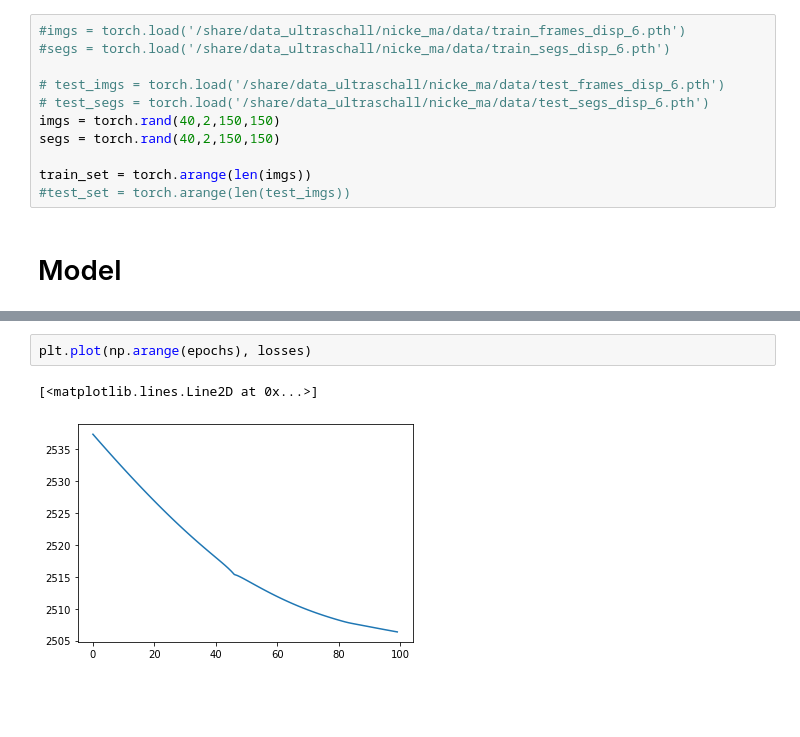
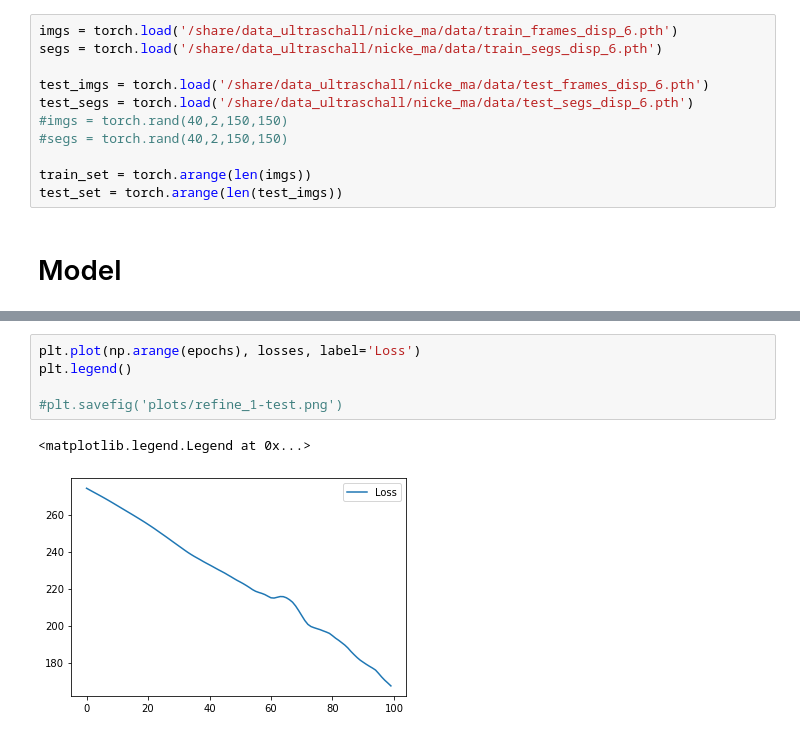
Before and after one commit to TillNicke/KD-for-optical-flow, a Jupyter notebook: PDD-Refinement.ipynb, the cells around one changed output, grey strips where cells are left out. Drawn from its saved outputs; the diff is of its cells as text; blank space fills up the shorter version.

Commit message:
altered refinement steps

```diff
--- a/PDD-Refinement.ipynb
+++ b/PDD-Refinement.ipynb
@@ -55,16 +62,16 @@ device(type='cuda', index=0)
 # %% [markdown]
 # Data
 # %%
-#imgs = torch.load('/share/data_ultraschall/nicke_ma/data/train_frames_disp_6.pth')
-#segs = torch.load('/share/data_ultraschall/nicke_ma/data/train_segs_disp_6.pth')
+imgs = torch.load('/share/data_ultraschall/nicke_ma/data/train_frames_disp_6.pth')
+segs = torch.load('/share/data_ultraschall/nicke_ma/data/train_segs_disp_6.pth')
 
-# test_imgs = torch.load('/share/data_ultraschall/nicke_ma/data/test_frames_disp_6.pth')
-# test_segs = torch.load('/share/data_ultraschall/nicke_ma/data/test_segs_disp_6.pth')
-imgs = torch.rand(40,2,150,150)
-segs = torch.rand(40,2,150,150)
+test_imgs = torch.load('/share/data_ultraschall/nicke_ma/data/test_frames_disp_6.pth')
+test_segs = torch.load('/share/data_ultraschall/nicke_ma/data/test_segs_disp_6.pth')
+#imgs = torch.rand(40,2,150,150)
+#segs = torch.rand(40,2,150,150)
 
 train_set = torch.arange(len(imgs))
-#test_set = torch.arange(len(test_imgs))
+test_set = torch.arange(len(test_imgs))
 # %% [markdown]
 # Model
 # %%
@@ -327,5 +331,8 @@ RuntimeError: The size of tensor a (15000) must match the size of tensor b (2250
 # %%
-plt.plot(np.arange(epochs), losses)
+plt.plot(np.arange(epochs), losses, label='Loss')
+plt.legend()
+
+#plt.savefig('plots/refine_1-test.png')
 # %% [output]
-[<matplotlib.lines.Line2D at 0x...>]
+<matplotlib.legend.Legend at 0x...>
-[figure, old version]
+[figure, new version]
```
Also changed, not shown: parts of 23 cells of this notebook.
